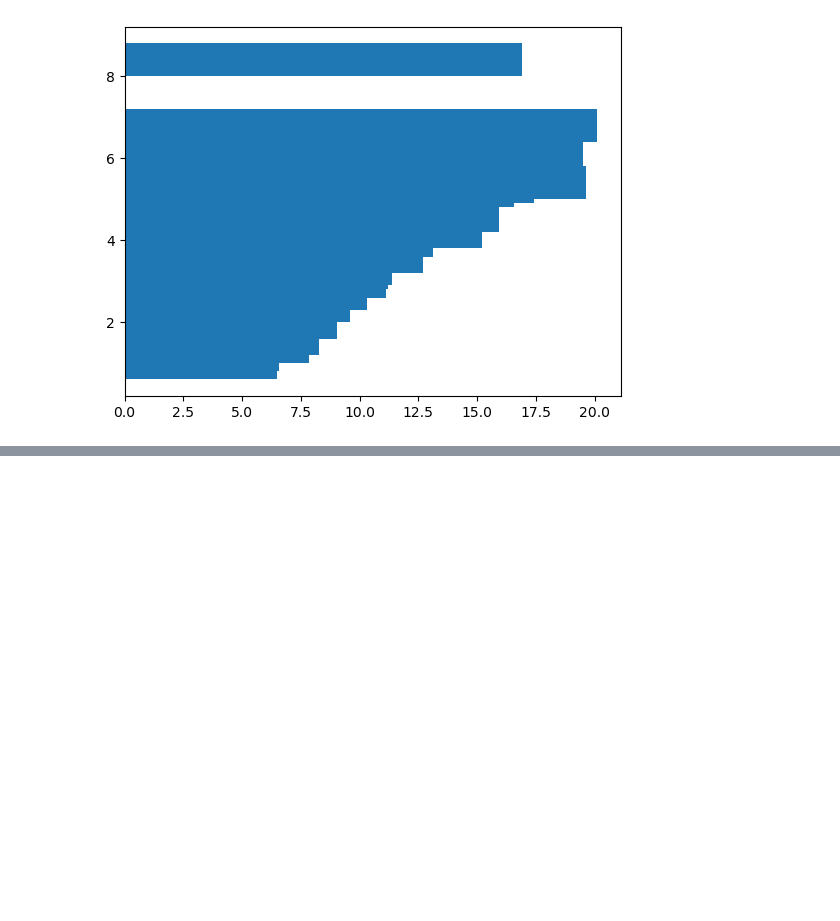
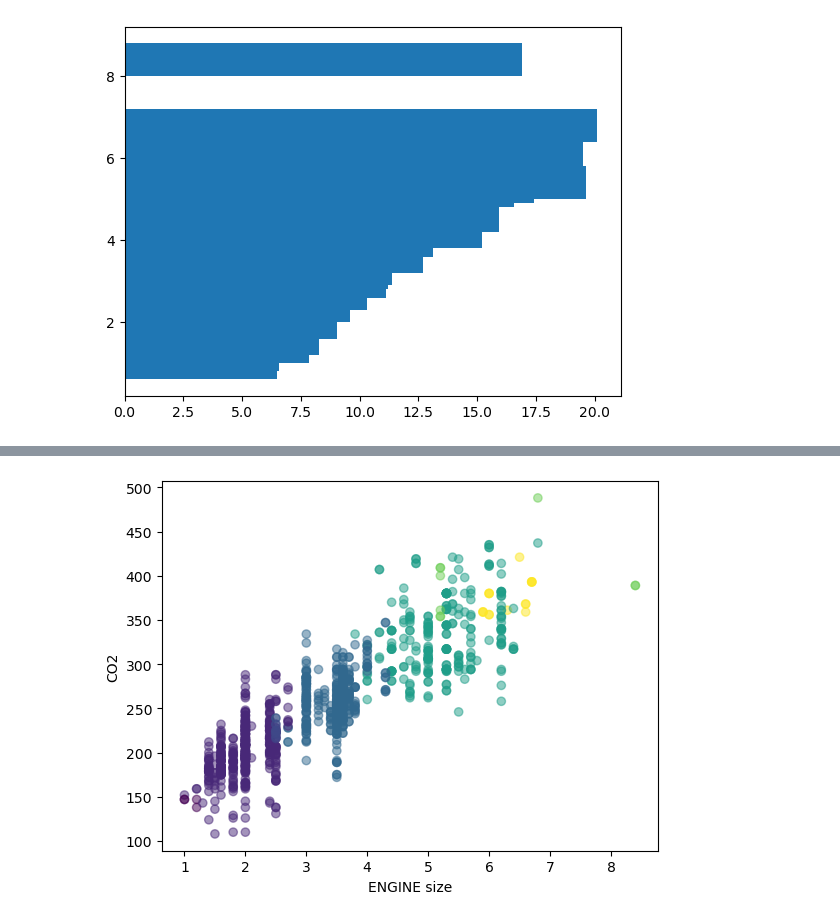
Before and after one commit to MohammadNainy/Visual, a Jupyter notebook: Matplotlib.ipynb, the cells around one changed output, grey strips where cells are left out. Drawn from its saved outputs; the diff is of its cells as text; code cells hidden in the pictures; blank space fills up the shorter version.

```diff
--- a/Matplotlib.ipynb
+++ b/Matplotlib.ipynb
@@ -270,0 +275,7 @@ plt.bar(avg_by_ES["ENGINESIZE"],avg_by_ES["FUELCONSUMPTION_COMB"],bottom=6);
+# %%
+plt.scatter(df["ENGINESIZE"],df["CO2EMISSIONS"],alpha=0.5,c=df["CYLINDERS"]);
+plt.xlabel("ENGINE size")
+plt.ylabel("CO2")
+plt.show()
+# %% [output]
+[figure, added]
```
Also changed, not shown: parts of 25 cells of this notebook.
